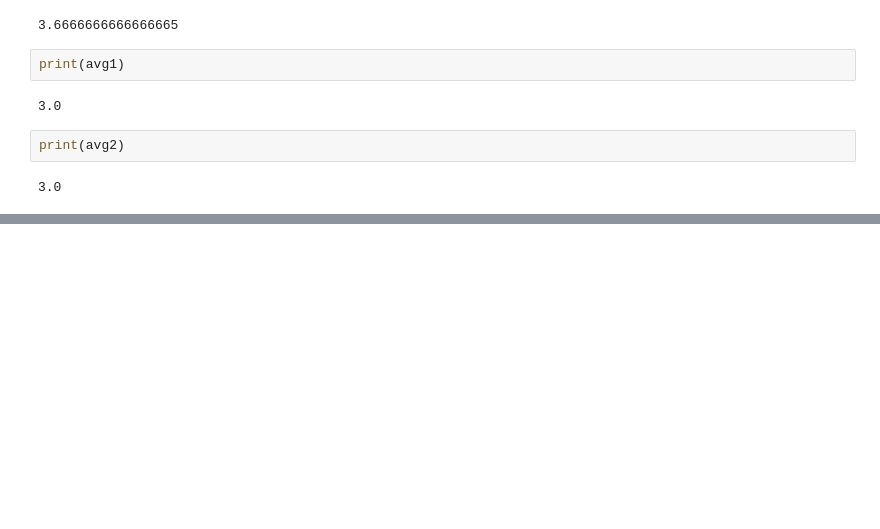
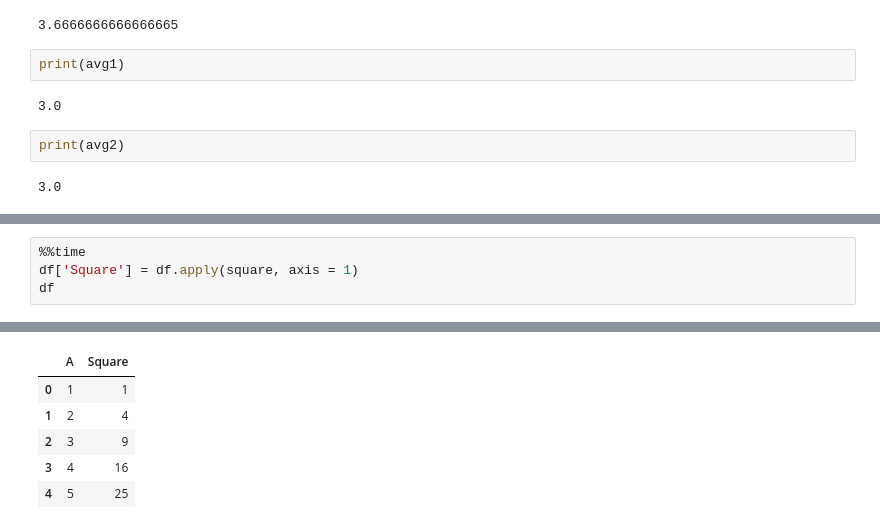
Before and after one commit to azameap/Python, a Jupyter notebook: Data_Wrangling_Code_Optimisation.ipynb, the cells around one changed output, grey strips where cells are left out. Saved outputs shown, nothing was run; the diff lists cells and outputs as text; blank space fills up the shorter version.

```diff
--- a/Data_Wrangling_Code_Optimisation.ipynb
+++ b/Data_Wrangling_Code_Optimisation.ipynb
@@ -257,0 +347,5 @@ print(avg2)
+# %%
+%%time
+df['Square'] = df.apply(square, axis = 1)
+df
+# %% [output]
@@ -257,0 +354,6 @@ print(avg2)
+|  | A | Square |
+| 0 | 1 | 1 |
+| 1 | 2 | 4 |
+| 2 | 3 | 9 |
+| 3 | 4 | 16 |
+| 4 | 5 | 25 |
```
Also changed, not shown: parts of 25 cells of this notebook.
